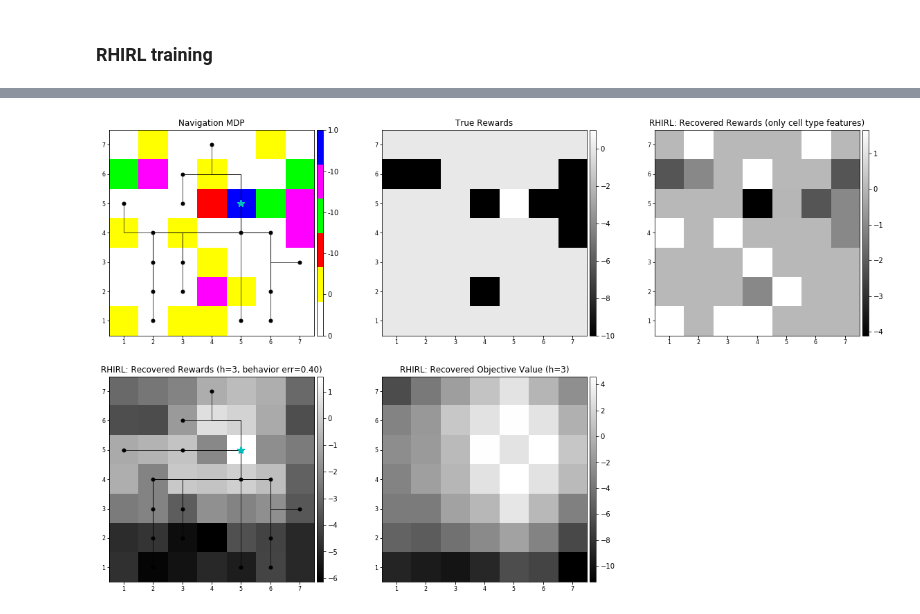
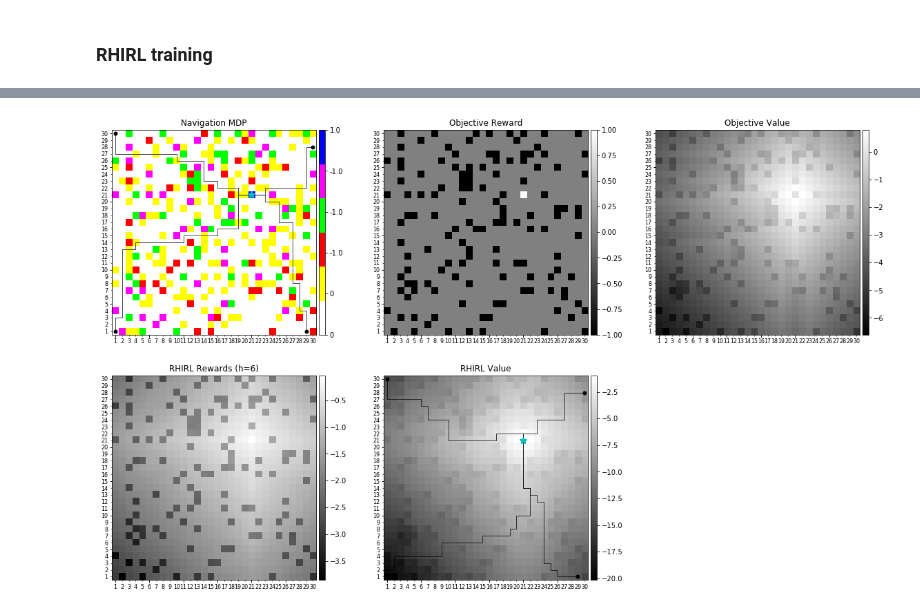
Before and after one commit to yrevar/inverse_rl, a Jupyter notebook: irl/rhirl/RHIRL_Navigation_Experiment.ipynb, the cells around one changed output, grey strips where cells are left out. Drawn from its saved outputs; the diff is of its cells as text; code cells hidden in the pictures.

```diff
--- a/irl/rhirl/RHIRL_Navigation_Experiment.ipynb
+++ b/irl/rhirl/RHIRL_Navigation_Experiment.ipynb
@@ -57,7 +105,10 @@ nvmdp.visualize_grid(trajectories=D_traj_states, show_rewards_cbar=True)
 # %%
-gamma = 0.9999
+gamma = 0.99 #9999
 nA = len(nvmdp.actions)
-H = 4
+H = 6
+
+# phi = nvmdp.feature_short_at_state
+# phi_loc = nvmdp.feature_short_at_loc
 phi = nvmdp.feature_long_at_state
 phi_loc = nvmdp.feature_long_at_loc
 
@@ -65,20 +116,21 @@ transition_fn = nvmdp.transition_func
 actions = nvmdp.actions
 phi_s_dim = len(phi(nvmdp.get_init_state()))
 
-SFT, heap_size = get_training_data(D_traj_states, phi, transition_fn, actions, H)
+SFT_training, heap_size = get_training_data(D_traj_states, phi, transition_fn, actions, H)
 g1, saver = build_rhirl_graph(heap_size, nA, phi_s_dim, gamma, H)
 len(g1.get_operations())
 # %% [output]
 436
 # %%
-def compute_full_SFT(nvmdp, phi, h):
+# This is done to speed up RHC value over full state space
+def compute_full_SFT(nvmdp, nA, phi, h):
     SFT_full = {}
     for row in range(nvmdp.height):
         for col in range(nvmdp.width):
             x, y = nvmdp._rowcol_to_xy(row, col)
             state = GridWorldState(x, y)
-            SFT_full[state] = get_FLH(state, phi, nvmdp.transition_func, nvmdp.actions, h)[0]
+            SFT_full[state] = get_FLH(state, nA, phi, nvmdp.transition_func, nvmdp.actions, h)[0]
     return SFT_full
-SFT_full = compute_full_SFT(nvmdp, phi, H)
+SFT_full = compute_full_SFT(nvmdp, nA, phi, H)
 # %% [markdown]
 ### Check gradients
@@ -114,9 +138,10 @@ plt.plot(p_vals), plt.title("p(s_0,a)"), plt.xlabel("iter"), plt.ylabel("P")
 # %% [markdown]
 ### RHIRL training
 # %%
-p_vals, w, time_state, time_epoch, time_total = rhirl_train(SFT, phi_s_dim, heap_size, nA, D_traj_states,
-                                                            D_traj_actions, g1, saver, n_epochs=20, lr=0.01, verbose=False)
+p_vals, w, time_state, time_epoch, time_total, _ = rhirl_train(SFT_training, phi_s_dim, heap_size, nA, D_traj_states,
+                                                            D_traj_actions, g1, saver, n_epochs=4, lr=0.01, verbose=False)
+                                                            #run_rhc_callback=lambda w: run_rhc(nvmdp, D_traj_states, D_traj_actions, phi, H, heap_size, w, g1))
 print("Total: {} ms, SFT compute: {} ms, Epoch time: {} ms".format(time_total, time_state, time_epoch))
-plot_p_vals_all_states(p_vals, D_traj_states, D_traj_actions)
+plot_p_vals_all_states(p_vals, D_traj_states, D_traj_actions, legend=False)
 # %% [output]
 Model saved in path: /var/tmp/rhirl_model.ckpt
@@ -149 +152,4 @@ nvmdp.visualize_grid(trajectories=rhc_traj_ss, show_rewards_cbar=True)
+# %%
+rhc_traj_ss_train, rhc_traj_as_train, rhc_behavior_train = run_rhc_train(nvmdp, D_traj_states, D_traj_actions, phi, H, heap_size, w, g1)
+rhc_traj_ss_test, rhc_traj_as_test, rhc_behavior_test = run_rhc_test(nvmdp, 30, phi, H, heap_size, w, g1)
 # %%
@@ -188,15 +210,17 @@ cell, true, obtained
 # %%
 plt.figure(figsize=(20,12))
 # cmap=colors.ListedColormap(['white','yellow','red','green','purple', 'blue'])
 nvmdp.visualize_grid(nvmdp.cells, trajectories=D_traj_states,
                      subplot_str="231", new_fig=False, show_rewards_cbar=True)
 nvmdp.visualize_grid(nvmdp.cell_rewards, trajectories=None,
-               cmap=plt.cm.gray, subplot_str="232", title="True Rewards", new_fig=False)
-nvmdp.visualize_grid(cell_type_rewards, trajectories=None,
-               cmap=plt.cm.gray, subplot_str="233", new_fig=False, title="RHIRL: Recovered Rewards (only cell type features)")
-nvmdp.visualize_grid(cell_rewards, trajectories=rhc_traj_ss,
-               cmap=plt.cm.gray, subplot_str="234", new_fig=False, title="RHIRL: Recovered Rewards (h={}, behavior err={:.2f})".format(H-1, behavior_err))
-nvmdp.visualize_grid(cell_values, trajectories=None,
-               cmap=plt.cm.gray, subplot_str="235", new_fig=False, title="RHIRL: Recovered Objective Value (h={})".format(H-1))
+               cmap=plt.cm.gray, subplot_str="232", title="Objective Reward", new_fig=False)
+nvmdp.visualize_grid(v_objective_map, trajectories=None,
+               cmap=plt.cm.gray, subplot_str="233", new_fig=False, title="Objective Value")
+# nvmdp.visualize_grid(cell_type_rewards, trajectories=None,
+#                cmap=plt.cm.gray, subplot_str="244", new_fig=False, title="RHIRL: Recovered Rewards (only cell type features)")
+nvmdp.visualize_grid(cell_rewards, trajectories=None,
+               cmap=plt.cm.gray, subplot_str="234", new_fig=False, title="RHIRL Rewards (h={})".format(H))
+nvmdp.visualize_grid(cell_values, trajectories=rhc_traj_ss_train,
+               cmap=plt.cm.gray, subplot_str="235", new_fig=False, title="RHIRL Value")
 # %% [output]
-[figure, old version]
+[figure, new version]
```
Also changed, not shown: parts of 19 cells of this notebook, 1 other file.
